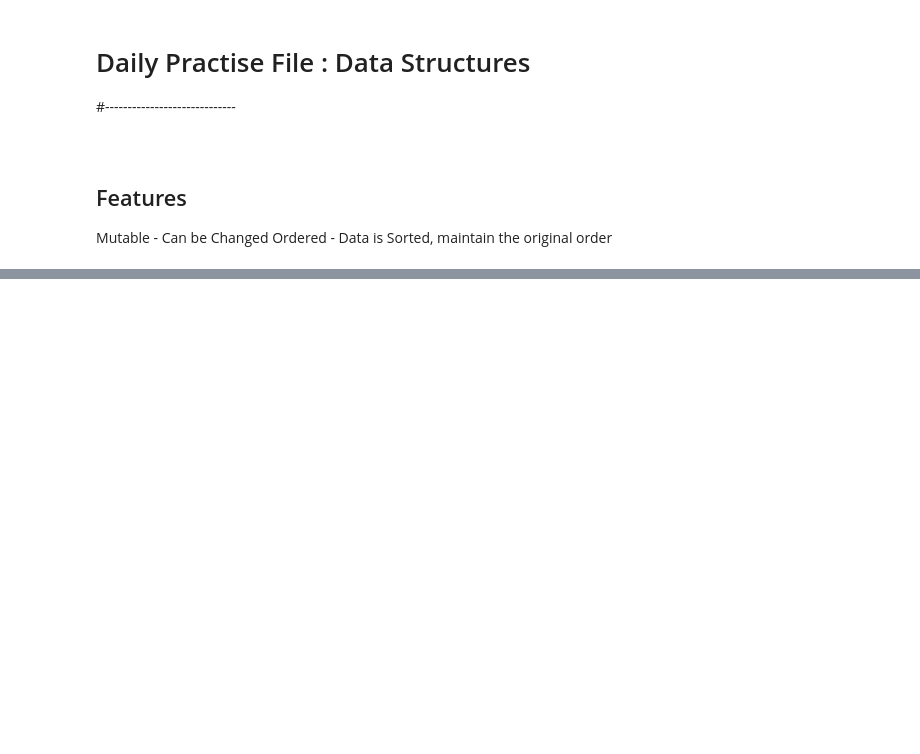
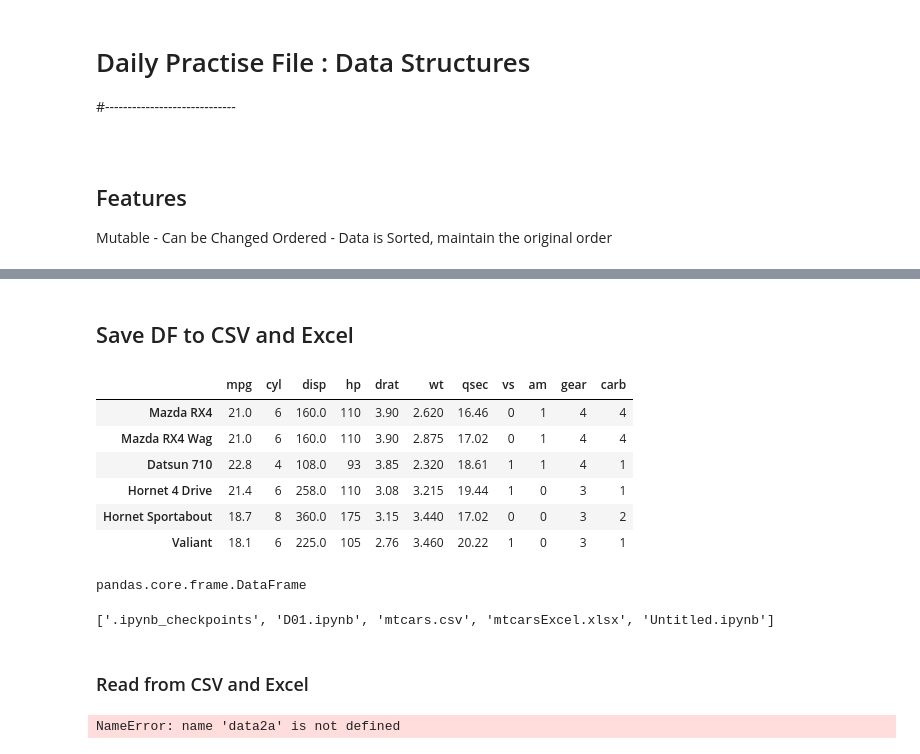
Before and after one commit to DUanalytics/pyJupyter, a Jupyter notebook: 00-daily/D01.ipynb, the cells around one changed output, grey strips where cells are left out. Saved outputs shown, nothing was run; the diff lists cells and outputs as text; code cells hidden in the pictures; blank space fills up the shorter version.

```diff
--- a/00-daily/D01.ipynb
+++ b/00-daily/D01.ipynb
@@ -32,0 +755,17 @@ list2
+# %% [markdown]
+## Save DF to CSV and Excel
+# %%
+mtcarsDF = data('mtcars')
+mtcarsDF.head(6)
+# %% [output]
+|  | mpg | cyl | disp | hp | drat | wt | qsec | vs | am | gear | carb |
+| Mazda RX4 | 21.0 | 6 | 160.0 | 110 | 3.90 | 2.620 | 16.46 | 0 | 1 | 4 | 4 |
+| Mazda RX4 Wag | 21.0 | 6 | 160.0 | 110 | 3.90 | 2.875 | 17.02 | 0 | 1 | 4 | 4 |
+| Datsun 710 | 22.8 | 4 | 108.0 | 93 | 3.85 | 2.320 | 18.61 | 1 | 1 | 4 | 1 |
+| Hornet 4 Drive | 21.4 | 6 | 258.0 | 110 | 3.08 | 3.215 | 19.44 | 1 | 0 | 3 | 1 |
+| Hornet Sportabout | 18.7 | 8 | 360.0 | 175 | 3.15 | 3.440 | 17.02 | 0 | 0 | 3 | 2 |
+| Valiant | 18.1 | 6 | 225.0 | 105 | 2.76 | 3.460 | 20.22 | 1 | 0 | 3 | 1 |
+# %%
+type(mtcarsDF)   #it is DF which can used with pandas library
+# %% [output]
+pandas.core.frame.DataFrame
@@ -32,0 +778,12 @@ list2
+# %%
+import os
+dirContents = os.listdir('.')
+print(dirContents)
+# %% [output]
+['.ipynb_checkpoints', 'D01.ipynb', 'mtcars.csv', 'mtcarsExcel.xlsx', 'Untitled.ipynb']
+# %% [markdown]
+### Read from CSV and Excel
+# %%
+data2a  #not defined
+# %% [output]
+NameError: name 'data2a' is not defined
```
Also changed, not shown: parts of 128 cells of this notebook, 2 other files.
